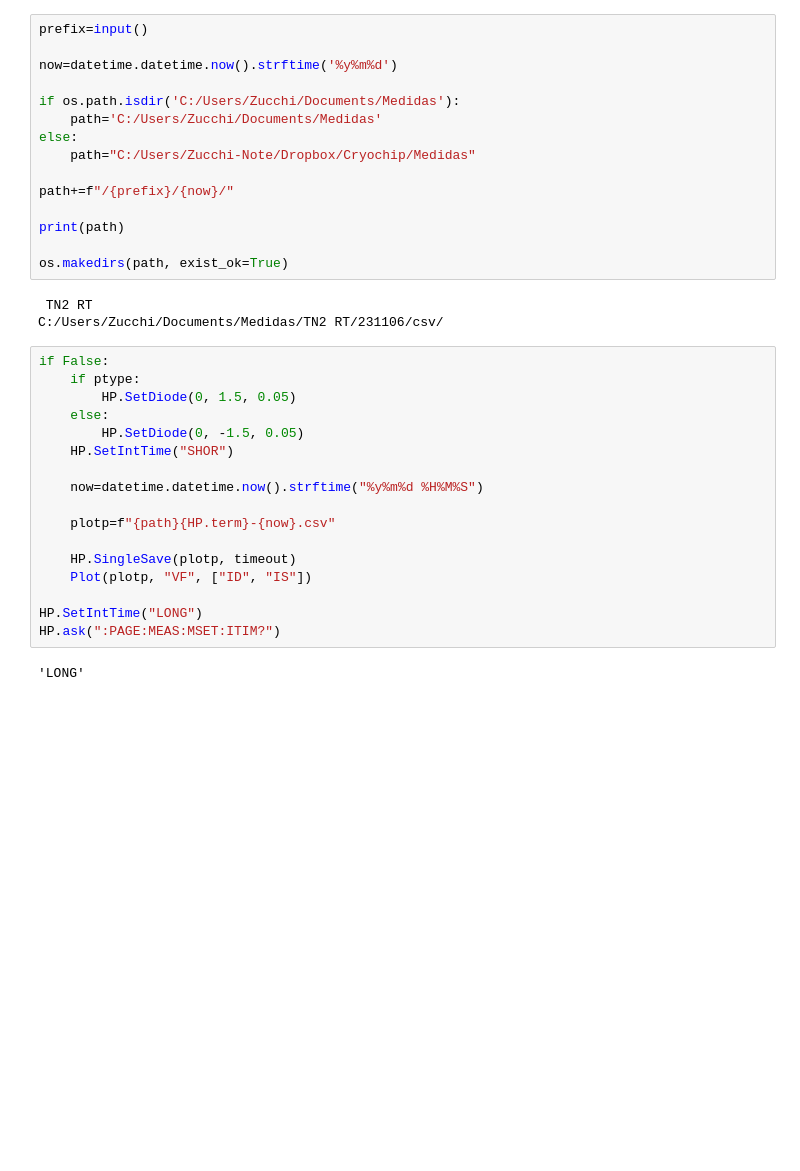
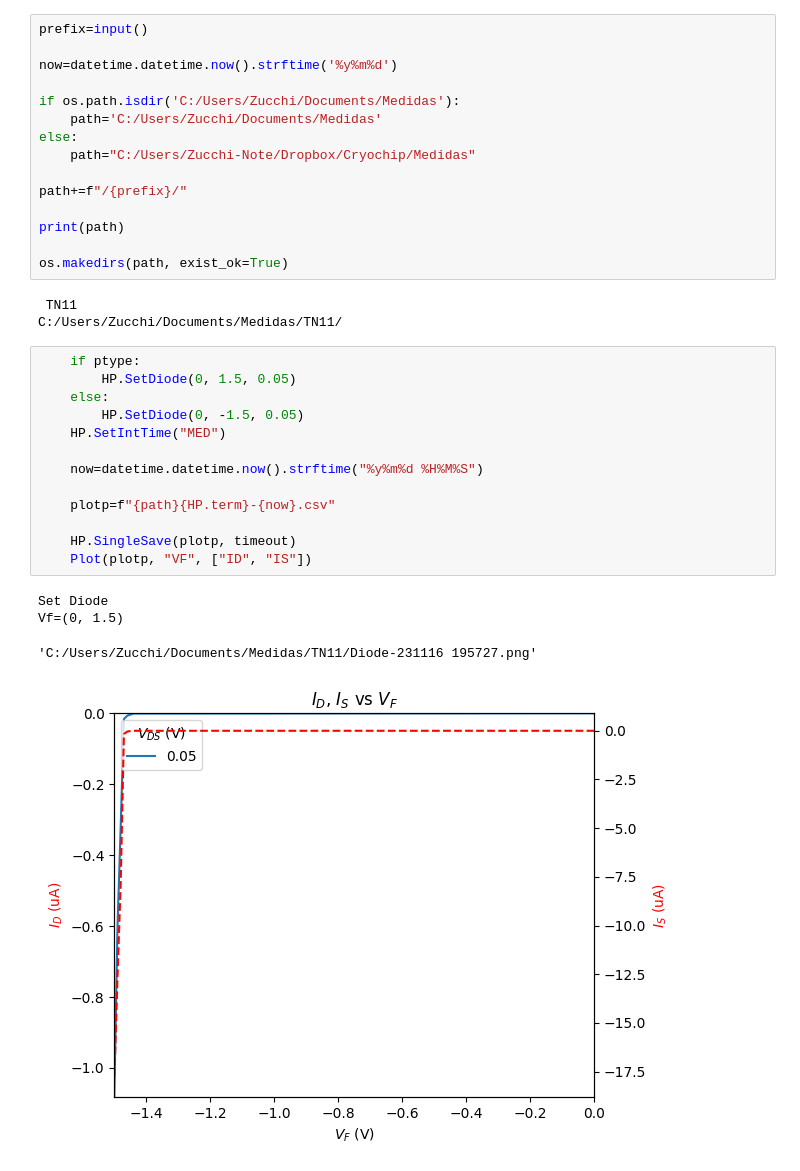
Before and after one commit to lszucchi/HPIB, a Jupyter notebook: Measure.ipynb, the cells around one changed output. Saved outputs shown, nothing was run; the diff lists cells and outputs as text; blank space fills up the shorter version.

```diff
--- a/Measure.ipynb
+++ b/Measure.ipynb
@@ -69,30 +71,29 @@ if os.path.isdir('C:/Users/Zucchi/Documents/Medidas'):
 else:
     path="C:/Users/Zucchi-Note/Dropbox/Cryochip/Medidas"
 
-path+=f"/{prefix}/{now}/"
+path+=f"/{prefix}/"
 
 print(path)
 
 os.makedirs(path, exist_ok=True)
 # %% [output]
- TN2 RT
-C:/Users/Zucchi/Documents/Medidas/TN2 RT/231106/csv/
+ TN11
+C:/Users/Zucchi/Documents/Medidas/TN11/
-# %%
-if False:
-    if ptype:
-        HP.SetDiode(0, 1.5, 0.05)
-    else:
-        HP.SetDiode(0, -1.5, 0.05)
-    HP.SetIntTime("SHOR")
-
-    now=datetime.datetime.now().strftime("%y%m%d %H%M%S")
-
-    plotp=f"{path}{HP.term}-{now}.csv"
-
-    HP.SingleSave(plotp, timeout)
-    Plot(plotp, "VF", ["ID", "IS"])
-
-HP.SetIntTime("LONG")
-HP.ask(":PAGE:MEAS:MSET:ITIM?")
-# %% [output]
-'LONG'
+# %%
+    if ptype:
+        HP.SetDiode(0, 1.5, 0.05)
+    else:
+        HP.SetDiode(0, -1.5, 0.05)
+    HP.SetIntTime("MED")
+
+    now=datetime.datetime.now().strftime("%y%m%d %H%M%S")
+
+    plotp=f"{path}{HP.term}-{now}.csv"
+
+    HP.SingleSave(plotp, timeout)
+    Plot(plotp, "VF", ["ID", "IS"])
+# %% [output]
+Set Diode
+Vf=(0, 1.5)
+'C:/Users/Zucchi/Documents/Medidas/TN11/Diode-231116 195727.png'
+[figure, added]
```
Also changed, not shown: parts of 21 cells of this notebook, 16 other files.
